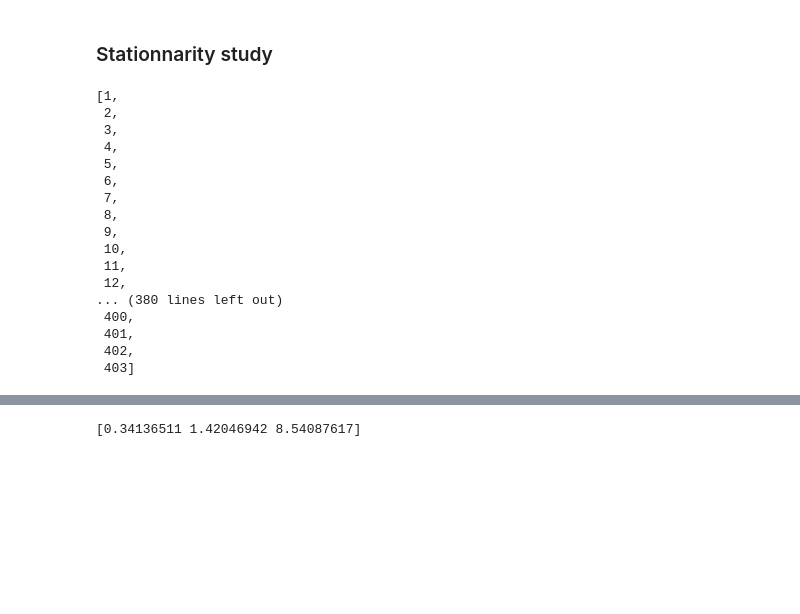
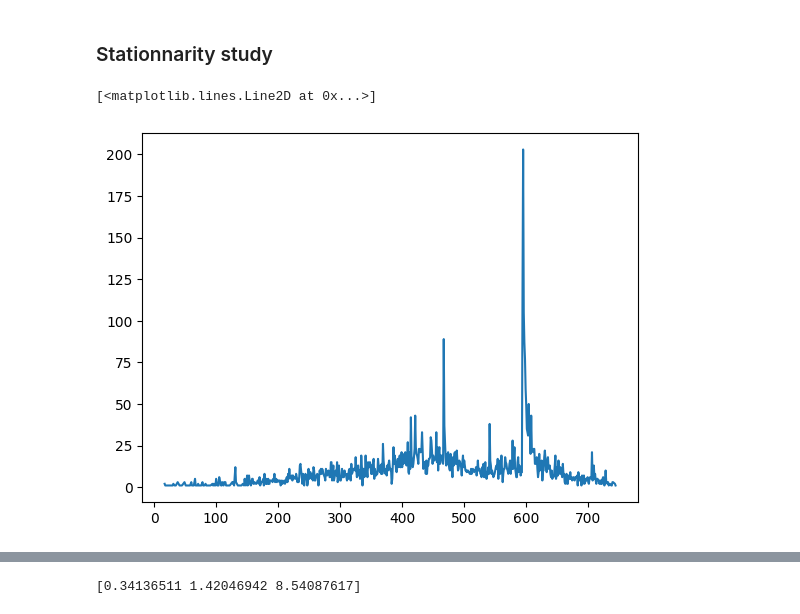
Before and after one commit to Msadeler/marked_exp_hawkes, a Jupyter notebook: example.ipynb, the cells around one changed output, grey strips where cells are left out. Cells and saved outputs as stored; diff of their text form; code cells hidden in the pictures; blank space fills up the shorter version.

Commit message:
real data processing

```diff
--- a/example.ipynb
+++ b/example.ipynb
@@ -326,24 +287,13 @@ df['month'] = df['datetime'].apply(lambda x : (int(x.year)-1990)*12 + int(x.mont
 df['year'] = df['datetime'].apply(lambda x : int(x.strftime('%Y')))
-# %%
-data_month['month'].tolist()
-# %% [output]
-[1,
- 2,
- 3,
- 4,
- 5,
- 6,
- 7,
- 8,
- 9,
- 10,
- 11,
- 12,
-... (380 lines left out)
- 400,
- 401,
- 402,
- 403]
+# %%
+data_month = df.groupby('day').apply(len,include_groups=False).reset_index(name='nb_event')
+
+plt.figure()
+plt.clf()
+plt.plot(data_month['day'].tolist(), data_month['nb_event'].tolist())
+# %% [output]
+[<matplotlib.lines.Line2D at 0x...>]
+[figure, added]
 # %%
 data_month = df.groupby('month').apply(len,include_groups=False).reset_index(name='nb_event')
 
```
Also changed, not shown: parts of 18 cells of this notebook, 2 other files.
